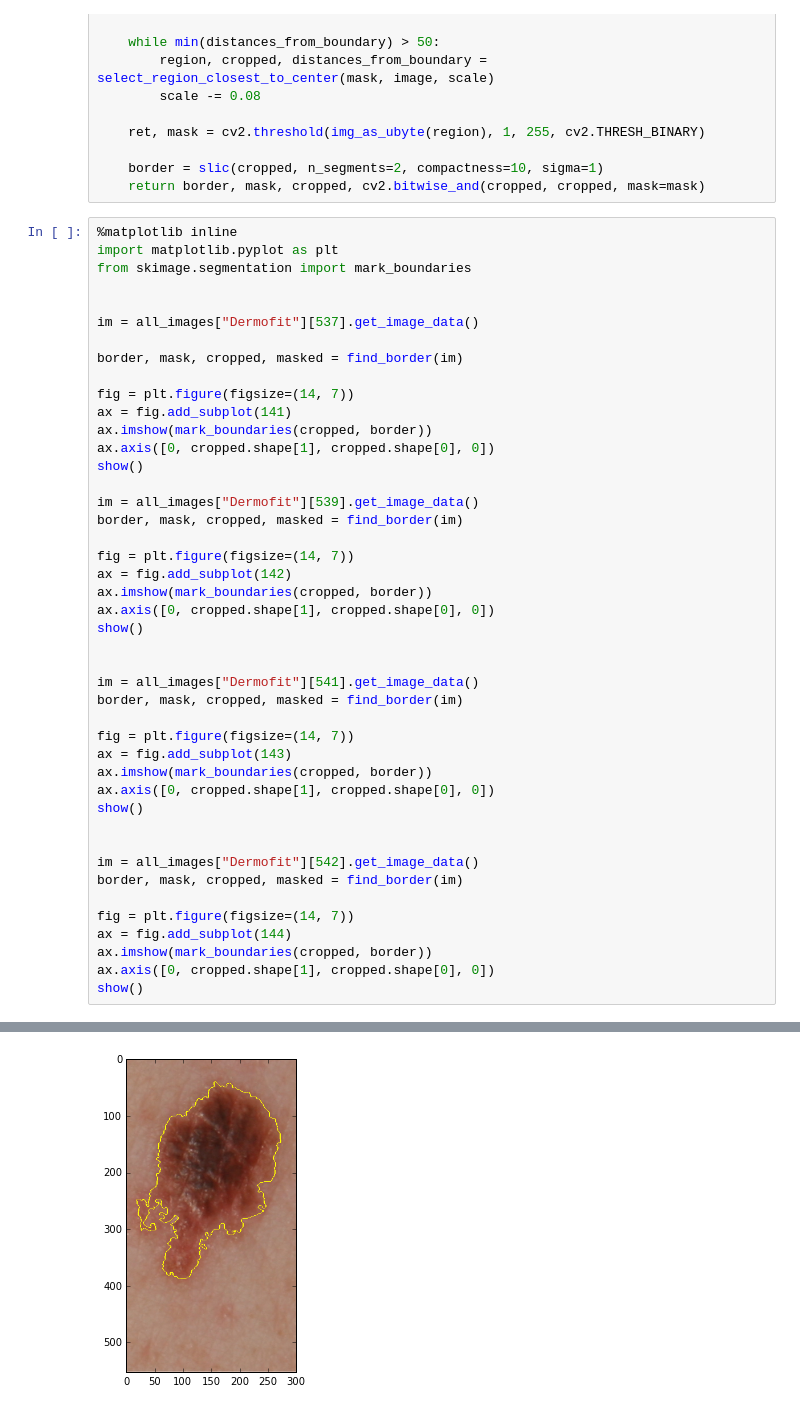
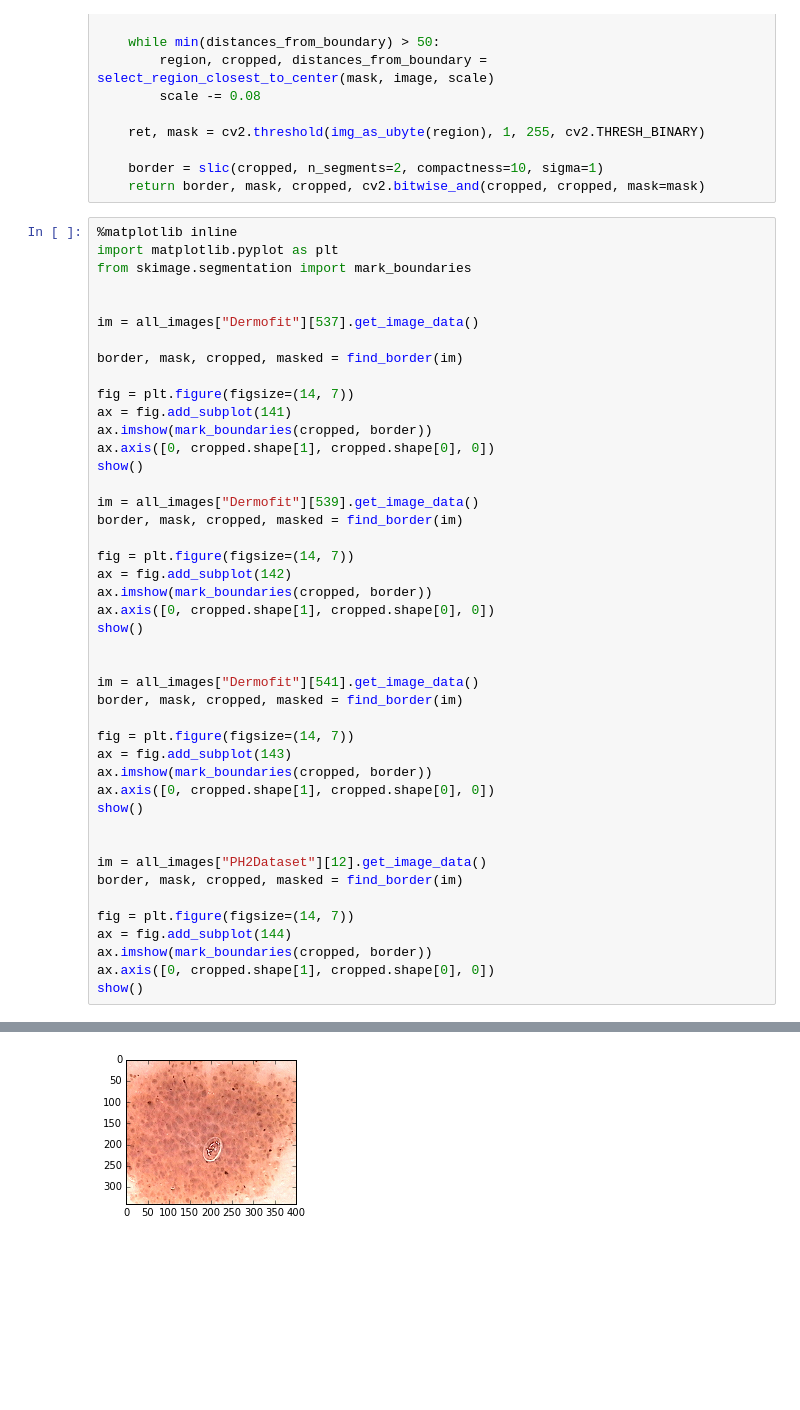
Before and after one commit to alexgustafson/BATests, a Jupyter notebook: Extract Border.ipynb, the cells around one changed output, grey strips where cells are left out. Saved outputs shown, nothing was run; the diff lists cells and outputs as text; blank space fills up the shorter version.

```diff
--- a/Extract Border.ipynb
+++ b/Extract Border.ipynb
@@ -184,32 +184,32 @@ im = all_images["Dermofit"][539].get_image_data()
 border, mask, cropped, masked = find_border(im)
 
 fig = plt.figure(figsize=(14, 7))
 ax = fig.add_subplot(142)
 ax.imshow(mark_boundaries(cropped, border))
 ax.axis([0, cropped.shape[1], cropped.shape[0], 0])
 show()
 
 
 im = all_images["Dermofit"][541].get_image_data()
 border, mask, cropped, masked = find_border(im)
 
 fig = plt.figure(figsize=(14, 7))
 ax = fig.add_subplot(143)
 ax.imshow(mark_boundaries(cropped, border))
 ax.axis([0, cropped.shape[1], cropped.shape[0], 0])
 show()
 
 
-im = all_images["Dermofit"][542].get_image_data()
+im = all_images["PH2Dataset"][12].get_image_data()
 border, mask, cropped, masked = find_border(im)
 
 fig = plt.figure(figsize=(14, 7))
 ax = fig.add_subplot(144)
 ax.imshow(mark_boundaries(cropped, border))
 ax.axis([0, cropped.shape[1], cropped.shape[0], 0])
 show()
 # %% [output]
 [figure]
 [figure]
 [figure]
-[figure, old version]
+[figure, new version]
```
